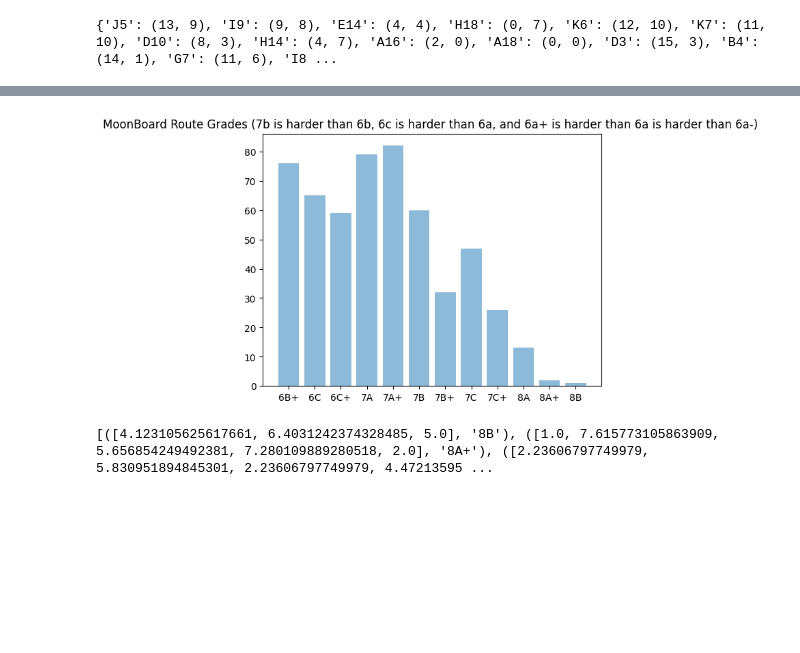
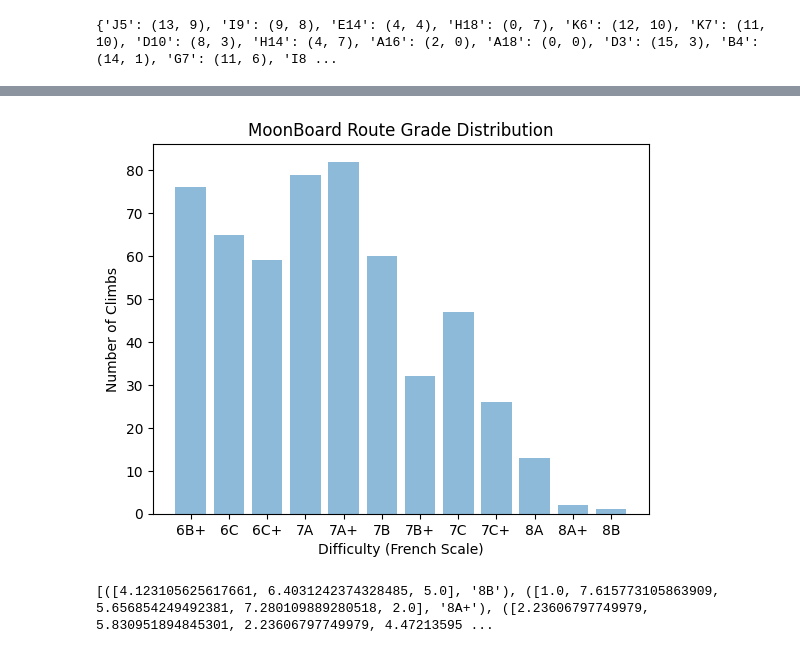
Before and after one commit to averyiorio/capaneus, a Jupyter notebook: src/descriptive_analytics.ipynb, the cells around one changed output, grey strips where cells are left out. Drawn from its saved outputs; the diff is of its cells as text; code cells hidden in the pictures; blank space fills up the shorter version.

```diff
--- a/src/descriptive_analytics.ipynb
+++ b/src/descriptive_analytics.ipynb
@@ -5,6 +5,17 @@ import pandas as pd
 import csv
 import json
 import math
+# %%
+french_grade_order = ['4', '5', '5+', '6A', '6A+', '6B', '6B+', '6C', '6C+', '7A', '7A+',
+                       '7B', '7B+', '7C', '7C+', '8A', '8A+', '8B', '8B+']
+# Functions that convert french grade to V grade and vice versa for bouldering problems
+def french_to_V(g):
+    conversion_table = {'4':'v0', '5': 'v1', '5+':'v2', '6a':'v3', '6a+':'v3', '6b':'v4', '6b+':'v4', '6c':'v5', '6c+':'v6',
+                       '7a':'v6', '7a+':'v7', '7b':'v8', '7b+':'v8', '7c':'v9', '7c+':'v10', '8a':'v11', '8a+':'v12', '8b':'v13', '8b+':'v14'}
+    return conversion_table[g.lower()]
+
+def V_to_French(g):
+    pass
 # %%
 df = pd.read_csv("../data/mb_problem_holds.csv")
 # %%
@@ -23,0 +37,21 @@ Index(['Method', 'Name', 'Grade', 'UserGrade', 'MoonBoardConfiguration',
+# %%
+#looking at a particular hold
+hold_climb_set = []
+hold_climb_names = []
+hold_climb_grades = []
+hold_of_interest = "I12"
+problems = df['Moves']
+moves_ind = list(df.columns).index('Moves')
+name_ind = list(df.columns).index('Name')
+grade_ind = list(df.columns).index('Grade')
+for i, climb in df.iterrows():
+    problem = climb[moves_ind]
+    problem = problem.replace("'", '"')
+    problem = problem.replace("True", 'true')
+    problem = problem.replace("False", 'false')
+    problem = json.loads(problem)
+
+    for hold in problem:
+        if hold['Description'] == hold_of_interest:
+            hold_climb_names.append(climb[name_ind])
+            hold_climb_grades.append(climb[grade_ind])
@@ -109,21 +165,22 @@ plt.show()
 # %%
 # Distribution of Grades French scale
-french_grade_order = ['4', '5', '5+', '6a', '6a+', '6b', '6b+', '6c', '6c+',
-                       '7a', '7a+', '7b', '7b+', '7c', '7c+', '8a', '8a+', '8b', '8b+']
+
 
 # Finds number of climbs at each grade and sorts them by difficulty
 grades = df['Grade'].to_numpy()
 unique_elements, counts = np.unique(grades, return_counts=True)
-counts = [(french_grade_order.index(e.lower()), e,c) for e, c in zip(unique_elements, counts)]
+counts = [(french_grade_order.index(e.upper()), e,c) for e, c in zip(unique_elements, counts)]
 counts.sort(key = lambda x: x[0])
 grade = [i[1] for i in counts]
 count = [int(i[2]) for i in counts]
 
 plt.bar(grade, count, align='center', alpha=0.5)
-plt.title("MoonBoard Route Grades (7b is harder than 6b, 6c is harder than 6a, and 6a+ is harder than 6a is harder than 6a-) ")
+plt.xlabel("Difficulty (French Scale)")
+plt.ylabel("Number of Climbs")
+plt.title("MoonBoard Route Grade Distribution")
 plt.show()
 # %% [output]
-[figure, old version]
+[figure, new version]
 # %%
 #function to find distance between holds
 def hold_distance(h1, h2):
```
Also changed, not shown: parts of 8 cells of this notebook, 7 other files.
